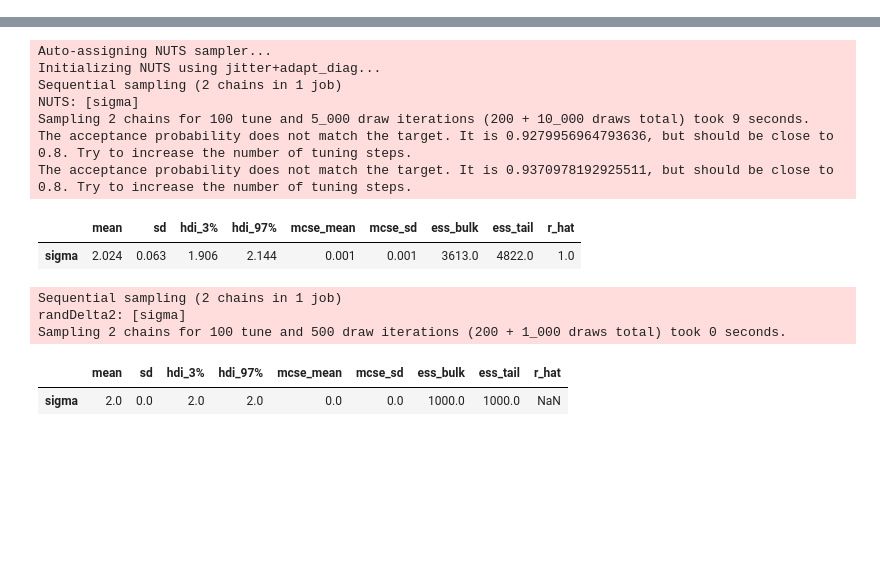
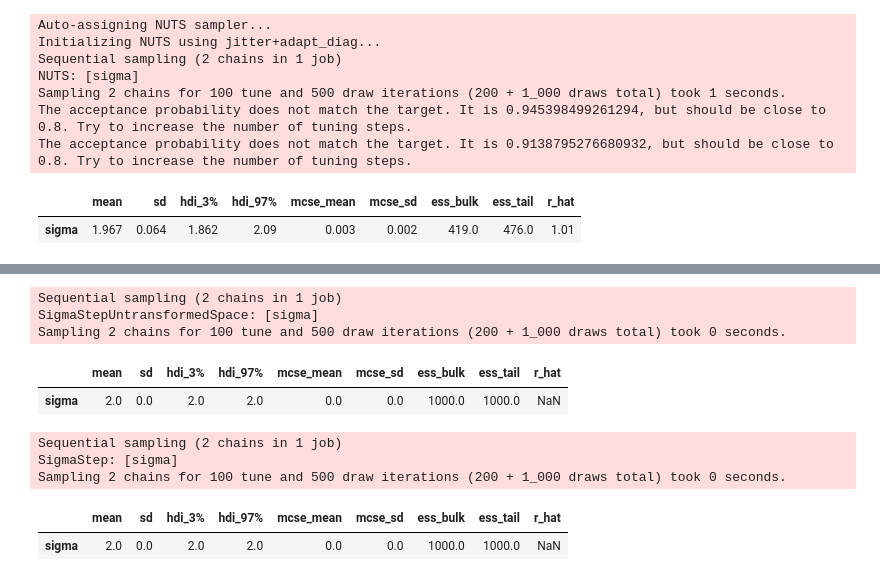
Before and after one commit to StollLab/dive-scripts, a Jupyter notebook: randP/mwe.ipynb, the cells around one changed output, grey strips where cells are left out. Cells and saved outputs as stored; diff of their text form; code cells hidden in the pictures; blank space fills up the shorter version.

Commit message:
add some scripts investigating covariance matrix structure and sampling order

```diff
--- a/randP/mwe.ipynb
+++ b/randP/mwe.ipynb
@@ -34,11 +21,22 @@ plt.scatter(x,y_obs)
 # %%
 with pm.Model() as model:
     # Noise --------------------------------------------------------------
-    sigma = pm.Normal('sigma', mu=0.7, sigma=2)
+    sigma = pm.Gamma('sigma', mu=0.7, sigma=2)
 
     # Likelihood ----------------------------------------------------------
     pm.Normal('y',mu = 0.5*x, sigma = sigma, observed = y_obs)
+    trace = pm.sample(chains=2, cores=1, draws=500, tune= 100, progressbar = False)
+    display(pm.summary(trace))
 
 pm.model_to_graphviz(model)
 # %% [output]
+Auto-assigning NUTS sampler...
+Initializing NUTS using jitter+adapt_diag...
+Sequential sampling (2 chains in 1 job)
+NUTS: [sigma]
+Sampling 2 chains for 100 tune and 500 draw iterations (200 + 1_000 draws total) took 1 seconds.
+The acceptance probability does not match the target. It is 0.945398499261294, but should be close to 0.8. Try to increase the number of tuning steps.
+The acceptance probability does not match the target. It is 0.9138795276680932, but should be close to 0.8. Try to increase the number of tuning steps.
+|  | mean | sd | hdi_3% | hdi_97% | mcse_mean | mcse_sd | ess_bulk | ess_tail | r_hat |
+| sigma | 1.967 | 0.064 | 1.862 | 2.09 | 0.003 | 0.002 | 419.0 | 476.0 | 1.01 |
 [drawing not drawn]
@@ -45,24 +67,27 @@ pm.model_to_graphviz(model)
 # %%
-with model:
-    trace = pm.sample(chains=2, cores=1, draws=500, tune= 100, return_inferencedata=False, progressbar = False)
+with pm.Model() as model:
+    sigma = pm.Gamma('sigma', mu=0.7, sigma=2, transform = None)
+    pm.Normal('y',mu = 0.5*x, sigma = sigma, observed = y_obs)
+    trace = pm.sample(step = SigmaStepUntransformedSpace(sigma), chains=2, cores=1, draws=500, tune= 100, progressbar = False)
     display(pm.summary(trace))
 # %% [output]
-Auto-assigning NUTS sampler...
-Initializing NUTS using jitter+adapt_diag...
 Sequential sampling (2 chains in 1 job)
-NUTS: [sigma]
-Sampling 2 chains for 100 tune and 5_000 draw iterations (200 + 10_000 draws total) took 9 seconds.
-The acceptance probability does not match the target. It is 0.9279956964793636, but should be close to 0.8. Try to increase the number of tuning steps.
-The acceptance probability does not match the target. It is 0.9370978192925511, but should be close to 0.8. Try to increase the number of tuning steps.
+SigmaStepUntransformedSpace: [sigma]
+Sampling 2 chains for 100 tune and 500 draw iterations (200 + 1_000 draws total) took 0 seconds.
 |  | mean | sd | hdi_3% | hdi_97% | mcse_mean | mcse_sd | ess_bulk | ess_tail | r_hat |
-| sigma | 2.024 | 0.063 | 1.906 | 2.144 | 0.001 | 0.001 | 3613.0 | 4822.0 | 1.0 |
+| sigma | 2.0 | 0.0 | 2.0 | 2.0 | 0.0 | 0.0 | 1000.0 | 1000.0 | NaN |
 # %%
-with model:
-    trace = pm.sample(step = dive.randDelta2(sigma, 0.01, 1e-6), chains=2, cores=1, draws=500, tune= 100, return_inferencedata=False, progressbar = False)
+with pm.Model() as model:
+    # Noise --------------------------------------------------------------
+    sigma = pm.Normal('sigma', mu=0.7, sigma=2)
+
+    # Likelihood ----------------------------------------------------------
+    pm.Normal('y',mu = 0.5*x, sigma = sigma, observed = y_obs)
+    trace = pm.sample(step = SigmaStep(sigma), chains=2, cores=1, draws=500, tune= 100, progressbar = False)
     display(pm.summary(trace))
 # %% [output]
 Sequential sampling (2 chains in 1 job)
-randDelta2: [sigma]
+SigmaStep: [sigma]
 Sampling 2 chains for 100 tune and 500 draw iterations (200 + 1_000 draws total) took 0 seconds.
 |  | mean | sd | hdi_3% | hdi_97% | mcse_mean | mcse_sd | ess_bulk | ess_tail | r_hat |
 | sigma | 2.0 | 0.0 | 2.0 | 2.0 | 0.0 | 0.0 | 1000.0 | 1000.0 | NaN |
```
Also changed, not shown: parts of 4 cells of this notebook, 2 other files.
